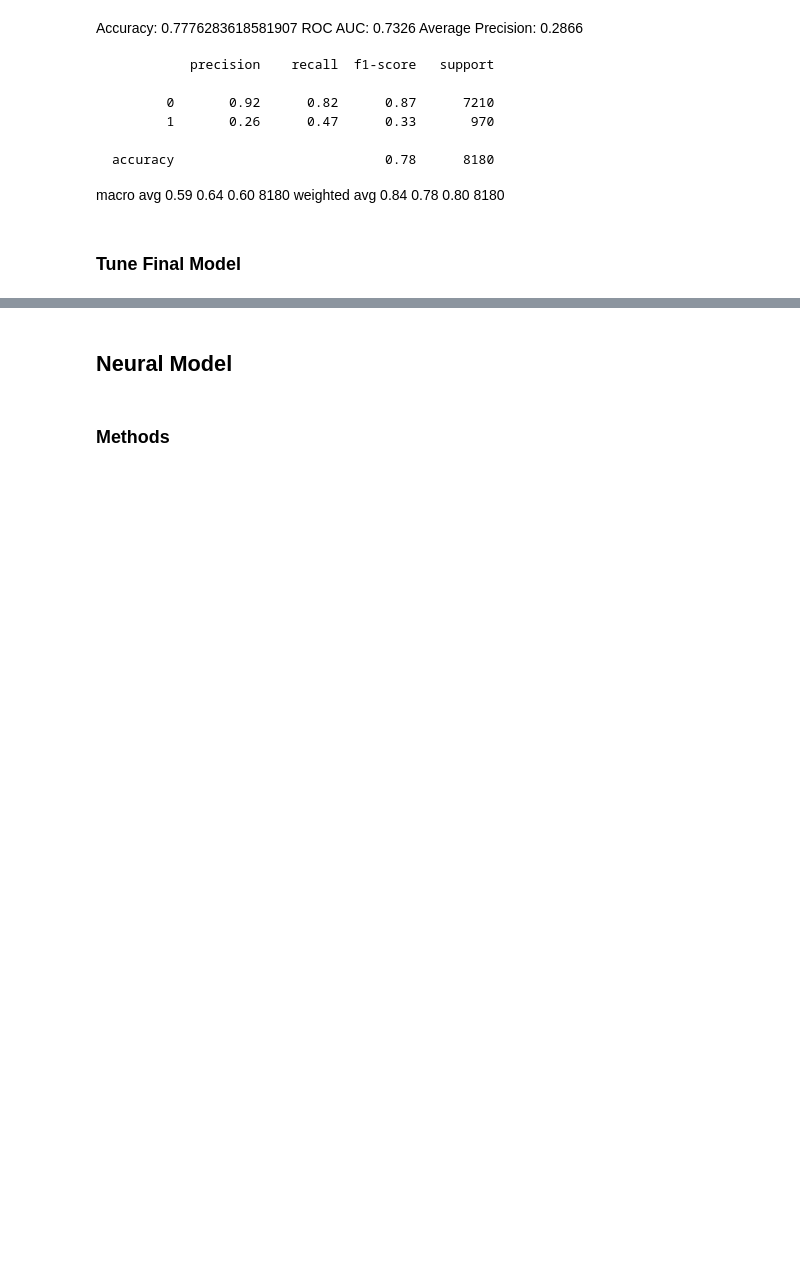
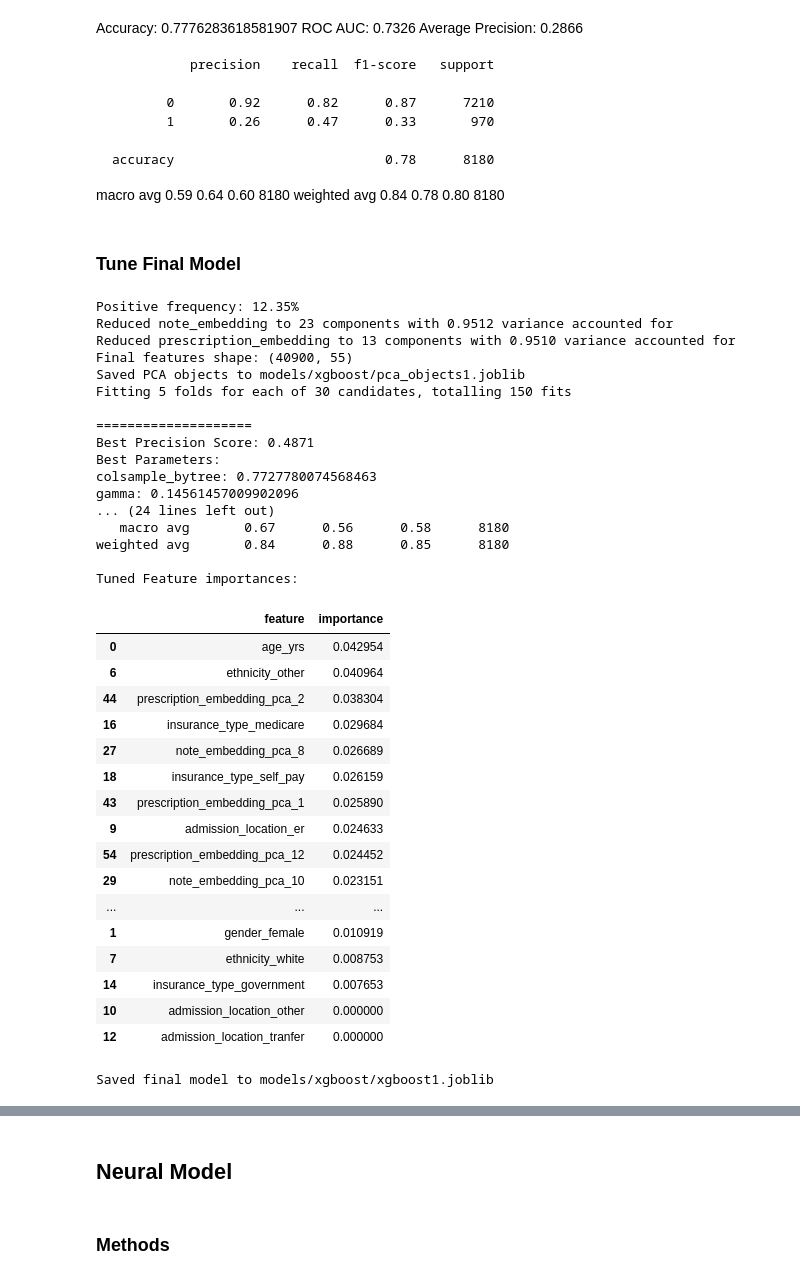
Before and after one commit to TylerAnderton/DeepRiskICU, a Jupyter notebook: ml-training/training_v3.ipynb, the cells around one changed output, grey strips where cells are left out. Saved outputs shown, nothing was run; the diff lists cells and outputs as text; code cells hidden in the pictures; blank space fills up the shorter version.

```diff
--- a/ml-training/training_v3.ipynb
+++ b/ml-training/training_v3.ipynb
@@ -1424,14 +1469,50 @@ def tune_and_eval_xgb(
 
     return final_model, feat_importances, pca_objects_dict
 # %%
-# xgboost_dir = os.path.join('models', 'xgboost')
+xgboost_dir = os.path.join('models', 'xgboost')
 
 # tuned_model, tuned_feature_importances, tuned_pca_objects_dict = tune_and_eval_xgb(
 #     final_data,
 #     embedding_cols=['note_embedding', 'prescription_embedding'],
 #     pca_dict_path=os.path.join(xgboost_dir, 'pca_objects1.joblib'),
 #     model_path=os.path.join(xgboost_dir, 'xgboost1.joblib'),
 # )
+# %% [output]
+Positive frequency: 12.35%
+Reduced note_embedding to 23 components with 0.9512 variance accounted for
+Reduced prescription_embedding to 13 components with 0.9510 variance accounted for
+Final features shape: (40900, 55)
+Saved PCA objects to models/xgboost/pca_objects1.joblib
+Fitting 5 folds for each of 30 candidates, totalling 150 fits
+
+====================
+Best Precision Score: 0.4871
+Best Parameters:
+colsample_bytree: 0.7727780074568463
+gamma: 0.14561457009902096
+... (24 lines left out)
+   macro avg       0.67      0.56      0.58      8180
+weighted avg       0.84      0.88      0.85      8180
+
+Tuned Feature importances:
+|  | feature | importance |
+| 0 | age_yrs | 0.042954 |
+| 6 | ethnicity_other | 0.040964 |
+| 44 | prescription_embedding_pca_2 | 0.038304 |
+| 16 | insurance_type_medicare | 0.029684 |
+| 27 | note_embedding_pca_8 | 0.026689 |
+| 18 | insurance_type_self_pay | 0.026159 |
+| 43 | prescription_embedding_pca_1 | 0.025890 |
+| 9 | admission_location_er | 0.024633 |
+| 54 | prescription_embedding_pca_12 | 0.024452 |
+| 29 | note_embedding_pca_10 | 0.023151 |
+| ... | ... | ... |
+| 1 | gender_female | 0.010919 |
+| 7 | ethnicity_white | 0.008753 |
+| 14 | insurance_type_government | 0.007653 |
+| 10 | admission_location_other | 0.000000 |
+| 12 | admission_location_tranfer | 0.000000 |
+Saved final model to models/xgboost/xgboost1.joblib
 # %% [markdown]
 Best Model Metrics:
 Precision: 0.4871
```
Also changed, not shown: parts of 11 cells of this notebook, 22 other files.
